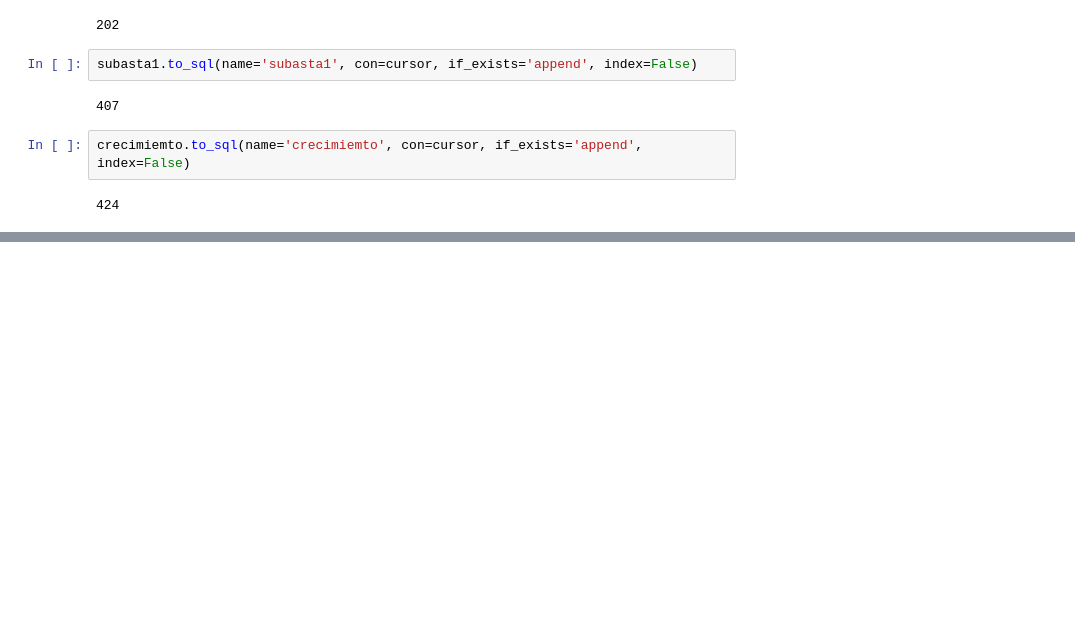
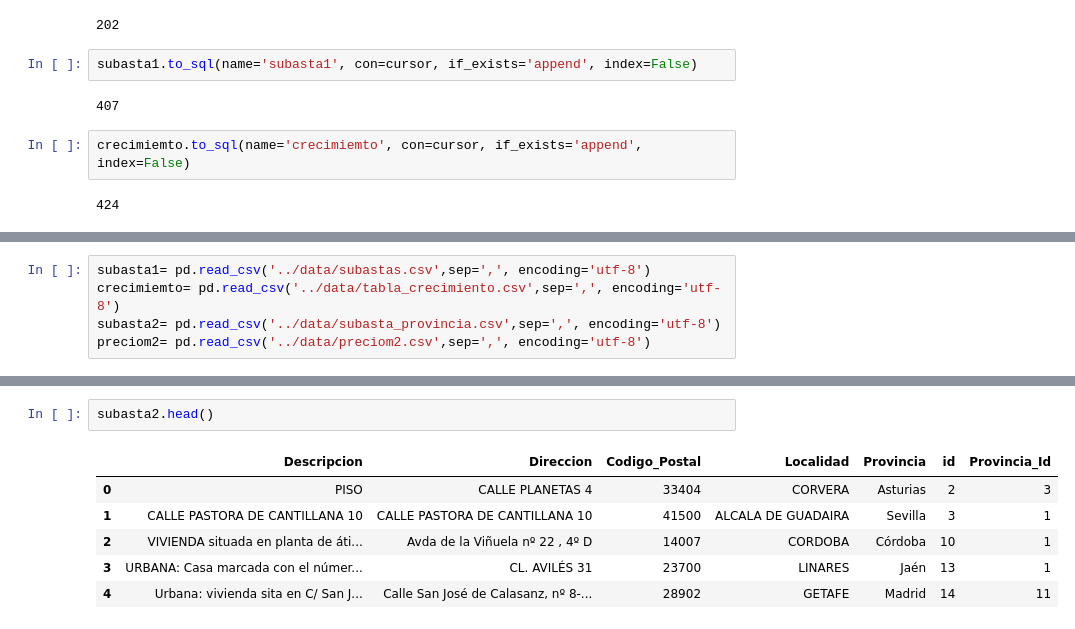
Before and after one commit to Artturoo/Wk4_Proyecto_ETL, a Jupyter notebook: src/Main_ETL.ipynb, the cells around one changed output, grey strips where cells are left out. Saved outputs shown, nothing was run; the diff lists cells and outputs as text; blank space fills up the shorter version.

```diff
--- a/src/Main_ETL.ipynb
+++ b/src/Main_ETL.ipynb
@@ -785,0 +817,5 @@ crecimiemto.to_sql(name='crecimiemto', con=cursor, if_exists='append', index=Fal
+# %%
+subasta1= pd.read_csv('../data/subastas.csv',sep=',', encoding='utf-8')
+crecimiemto= pd.read_csv('../data/tabla_crecimiento.csv',sep=',', encoding='utf-8')
+subasta2= pd.read_csv('../data/subasta_provincia.csv',sep=',', encoding='utf-8')
+preciom2= pd.read_csv('../data/preciom2.csv',sep=',', encoding='utf-8')
@@ -785,0 +967,9 @@ crecimiemto.to_sql(name='crecimiemto', con=cursor, if_exists='append', index=Fal
+# %%
+subasta2.head()
+# %% [output]
+|  | Descripcion | Direccion | Codigo_Postal | Localidad | Provincia | id | Provincia_Id |
+| 0 | PISO | CALLE PLANETAS 4 | 33404 | CORVERA | Asturias | 2 | 3 |
+| 1 | CALLE PASTORA DE CANTILLANA 10 | CALLE PASTORA DE CANTILLANA 10 | 41500 | ALCALA DE GUADAIRA | Sevilla | 3 | 1 |
+| 2 | VIVIENDA situada en planta de áti... | Avda de la Viñuela nº 22 , 4º D | 14007 | CORDOBA | Córdoba | 10 | 1 |
+| 3 | URBANA: Casa marcada con el númer... | CL. AVILÉS 31 | 23700 | LINARES | Jaén | 13 | 1 |
+| 4 | Urbana: vivienda sita en C/ San J... | Calle San José de Calasanz, nº 8-... | 28902 | GETAFE | Madrid | 14 | 11 |
```
Also changed, not shown: parts of 50 cells of this notebook, 18 other files.
